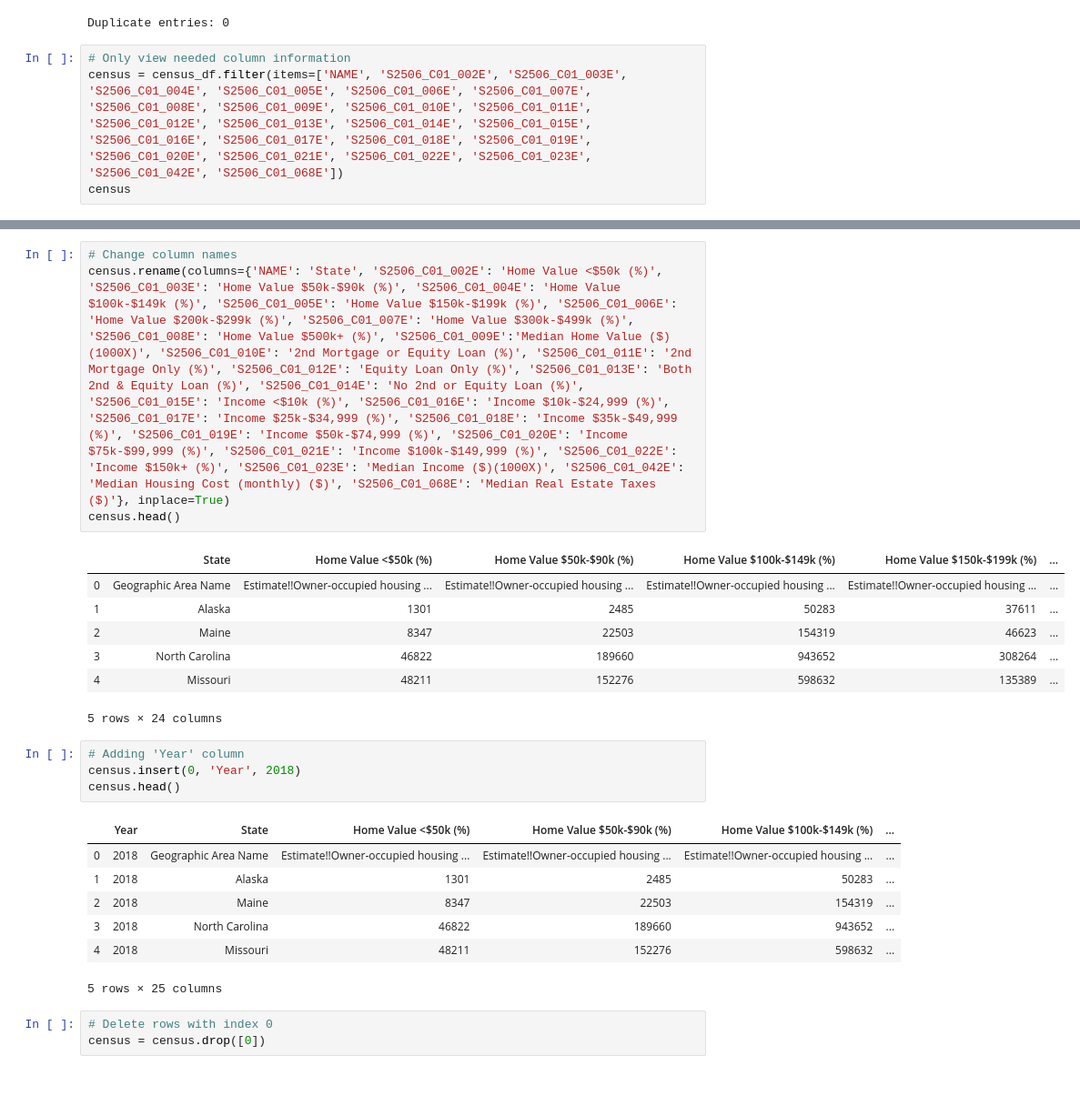
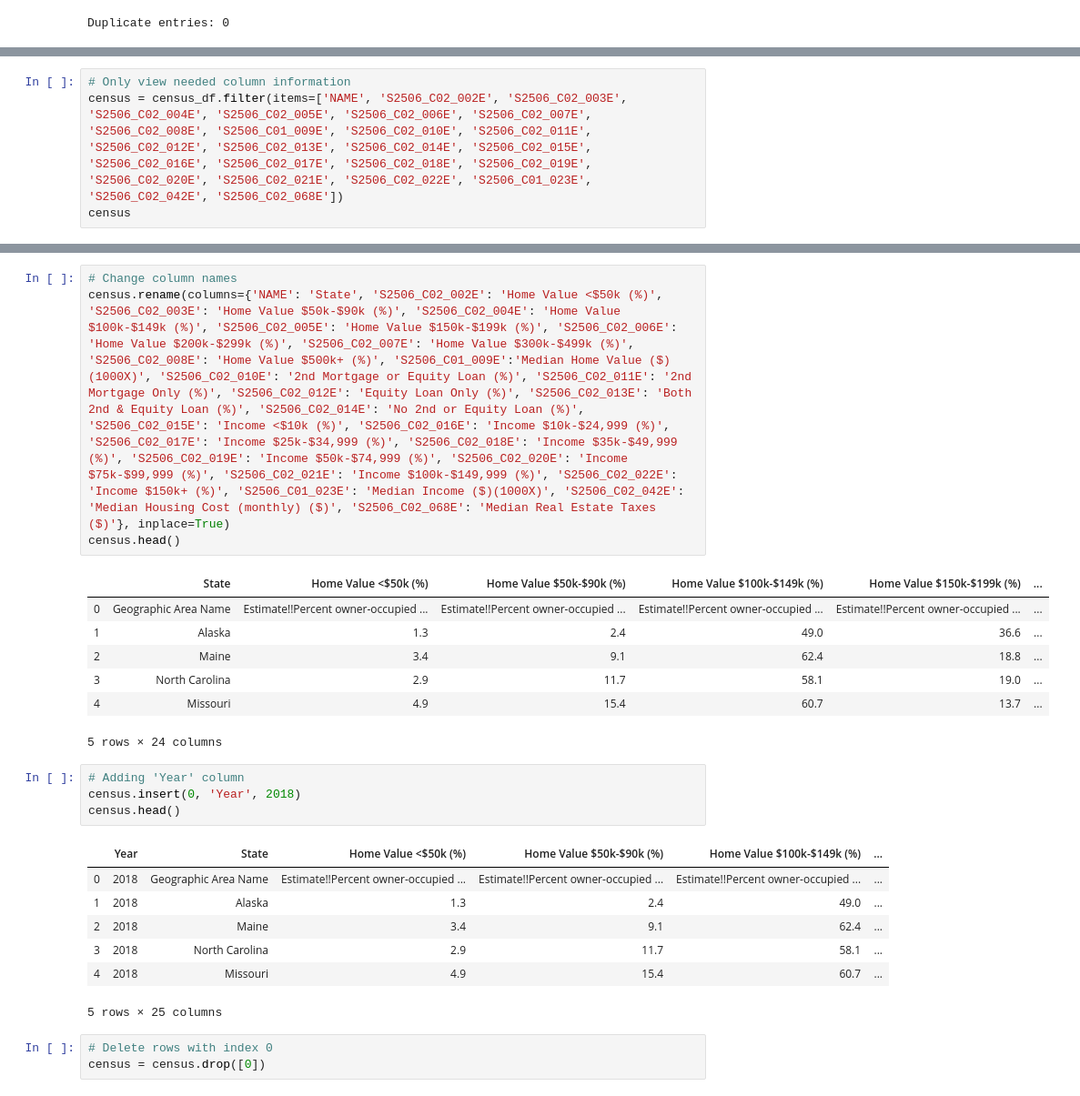
Before and after one commit to JVChermak/Leaving_California, a Jupyter notebook: Notebook/census_2018.ipynb, the cells around one changed output, grey strips where cells are left out. Shown at 91% size. Saved outputs shown, nothing was run; the diff lists cells and outputs as text.

```diff
--- a/Notebook/census_2018.ipynb
+++ b/Notebook/census_2018.ipynb
@@ -72,7 +72,3 @@ Column S2506_C02_065M has 0 null values
 print(f"Duplicate entries: {census_df.duplicated().sum()}")
 # %% [output]
 Duplicate entries: 0
-# %%
-# Only view needed column information
-census = census_df.filter(items=['NAME', 'S2506_C01_002E', 'S2506_C01_003E', 'S2506_C01_004E', 'S2506_C01_005E', 'S2506_C01_006E', 'S2506_C01_007E', 'S2506_C01_008E', 'S2506_C01_009E', 'S2506_C01_010E', 'S2506_C01_011E', 'S2506_C01_012E', 'S2506_C01_013E', 'S2506_C01_014E', 'S2506_C01_015E', 'S2506_C01_016E', 'S2506_C01_017E', 'S2506_C01_018E', 'S2506_C01_019E', 'S2506_C01_020E', 'S2506_C01_021E', 'S2506_C01_022E', 'S2506_C01_023E', 'S2506_C01_042E', 'S2506_C01_068E'])
-census
@@ -97,0 +75,4 @@ census
+# %%
+# Only view needed column information
+census = census_df.filter(items=['NAME', 'S2506_C02_002E', 'S2506_C02_003E', 'S2506_C02_004E', 'S2506_C02_005E', 'S2506_C02_006E', 'S2506_C02_007E', 'S2506_C02_008E', 'S2506_C01_009E', 'S2506_C02_010E', 'S2506_C02_011E', 'S2506_C02_012E', 'S2506_C02_013E', 'S2506_C02_014E', 'S2506_C02_015E', 'S2506_C02_016E', 'S2506_C02_017E', 'S2506_C02_018E', 'S2506_C02_019E', 'S2506_C02_020E', 'S2506_C02_021E', 'S2506_C02_022E', 'S2506_C01_023E', 'S2506_C02_042E', 'S2506_C02_068E'])
+census
@@ -98,14 +98,14 @@ census
 # %%
 # Change column names
-census.rename(columns={'NAME': 'State', 'S2506_C01_002E': 'Home Value <$50k (%)', 'S2506_C01_003E': 'Home Value $50k-$90k (%)', 'S2506_C01_004E': 'Home Value $100k-$149k (%)', 'S2506_C01_005E': 'Home Value $150k-$199k (%)', 'S2506_C01_006E': 'Home Value $200k-$299k (%)', 'S2506_C01_007E': 'Home Value $300k-$499k (%)', 'S2506_C01_008E': 'Home Value $500k+ (%)', 'S2506_C01_009E':'Median Home Value ($)(1000X)', 'S2506_C01_010E': '2nd Mortgage or Equity Loan (%)', 'S2506_C01_011E': '2nd Mortgage Only (%)', 'S2506_C01_012E': 'Equity Loan Only (%)', 'S2506_C01_013E': 'Both 2nd & Equity Loan (%)', 'S2506_C01_014E': 'No 2nd or Equity Loan (%)', 'S2506_C01_015E': 'Income <$10k (%)', 'S2506_C01_016E': 'Income $10k-$24,999 (%)', 'S2506_C01_017E': 'Income $25k-$34,999 (%)', 'S2506_C01_018E': 'Income $35k-$49,999 (%)', 'S2506_C01_019E': 'Income $50k-$74,999 (%)', 'S2506_C01_020E': 'Income $75k-$99,999 (%)', 'S2506_C01_021E': 'Income $100k-$149,999 (%)', 'S2506_C01_022E': 'Income $150k+ (%)', 'S2506_C01_023E': 'Median Income ($)(1000X)', 'S2506_C01_042E': 'Median Housing Cost (monthly) ($)', 'S2506_C01_068E': 'Median Real Estate Taxes ($)'}, inplace=True)
+census.rename(columns={'NAME': 'State', 'S2506_C02_002E': 'Home Value <$50k (%)', 'S2506_C02_003E': 'Home Value $50k-$90k (%)', 'S2506_C02_004E': 'Home Value $100k-$149k (%)', 'S2506_C02_005E': 'Home Value $150k-$199k (%)', 'S2506_C02_006E': 'Home Value $200k-$299k (%)', 'S2506_C02_007E': 'Home Value $300k-$499k (%)', 'S2506_C02_008E': 'Home Value $500k+ (%)', 'S2506_C01_009E':'Median Home Value ($)(1000X)', 'S2506_C02_010E': '2nd Mortgage or Equity Loan (%)', 'S2506_C02_011E': '2nd Mortgage Only (%)', 'S2506_C02_012E': 'Equity Loan Only (%)', 'S2506_C02_013E': 'Both 2nd & Equity Loan (%)', 'S2506_C02_014E': 'No 2nd or Equity Loan (%)', 'S2506_C02_015E': 'Income <$10k (%)', 'S2506_C02_016E': 'Income $10k-$24,999 (%)', 'S2506_C02_017E': 'Income $25k-$34,999 (%)', 'S2506_C02_018E': 'Income $35k-$49,999 (%)', 'S2506_C02_019E': 'Income $50k-$74,999 (%)', 'S2506_C02_020E': 'Income $75k-$99,999 (%)', 'S2506_C02_021E': 'Income $100k-$149,999 (%)', 'S2506_C02_022E': 'Income $150k+ (%)', 'S2506_C01_023E': 'Median Income ($)(1000X)', 'S2506_C02_042E': 'Median Housing Cost (monthly) ($)', 'S2506_C02_068E': 'Median Real Estate Taxes ($)'}, inplace=True)
 census.head()
 # %% [output]
 |  | State | Home Value <$50k (%) | Home Value $50k-$90k (%) | Home Value $100k-$149k (%) | Home Value $150k-$199k (%) | ... |
-| 0 | Geographic Area Name | Estimate!!Owner-occupied housing ... | Estimate!!Owner-occupied housing ... | Estimate!!Owner-occupied housing ... | Estimate!!Owner-occupied housing ... | ... |
-| 1 | Alaska | 1301 | 2485 | 50283 | 37611 | ... |
-| 2 | Maine | 8347 | 22503 | 154319 | 46623 | ... |
-| 3 | North Carolina | 46822 | 189660 | 943652 | 308264 | ... |
-| 4 | Missouri | 48211 | 152276 | 598632 | 135389 | ... |
+| 0 | Geographic Area Name | Estimate!!Percent owner-occupied ... | Estimate!!Percent owner-occupied ... | Estimate!!Percent owner-occupied ... | Estimate!!Percent owner-occupied ... | ... |
+| 1 | Alaska | 1.3 | 2.4 | 49.0 | 36.6 | ... |
+| 2 | Maine | 3.4 | 9.1 | 62.4 | 18.8 | ... |
+| 3 | North Carolina | 2.9 | 11.7 | 58.1 | 19.0 | ... |
+| 4 | Missouri | 4.9 | 15.4 | 60.7 | 13.7 | ... |
 5 rows × 24 columns
 # %%
 # Adding 'Year' column
@@ -113,11 +113,11 @@ census.insert(0, 'Year', 2018)
 census.head()
 # %% [output]
 |  | Year | State | Home Value <$50k (%) | Home Value $50k-$90k (%) | Home Value $100k-$149k (%) | ... |
-| 0 | 2018 | Geographic Area Name | Estimate!!Owner-occupied housing ... | Estimate!!Owner-occupied housing ... | Estimate!!Owner-occupied housing ... | ... |
-| 1 | 2018 | Alaska | 1301 | 2485 | 50283 | ... |
-| 2 | 2018 | Maine | 8347 | 22503 | 154319 | ... |
-| 3 | 2018 | North Carolina | 46822 | 189660 | 943652 | ... |
-| 4 | 2018 | Missouri | 48211 | 152276 | 598632 | ... |
+| 0 | 2018 | Geographic Area Name | Estimate!!Percent owner-occupied ... | Estimate!!Percent owner-occupied ... | Estimate!!Percent owner-occupied ... | ... |
+| 1 | 2018 | Alaska | 1.3 | 2.4 | 49.0 | ... |
+| 2 | 2018 | Maine | 3.4 | 9.1 | 62.4 | ... |
+| 3 | 2018 | North Carolina | 2.9 | 11.7 | 58.1 | ... |
+| 4 | 2018 | Missouri | 4.9 | 15.4 | 60.7 | ... |
 5 rows × 25 columns
 # %%
 # Delete rows with index 0
```
Also changed, not shown: parts of 6 cells of this notebook, 10 other files.
